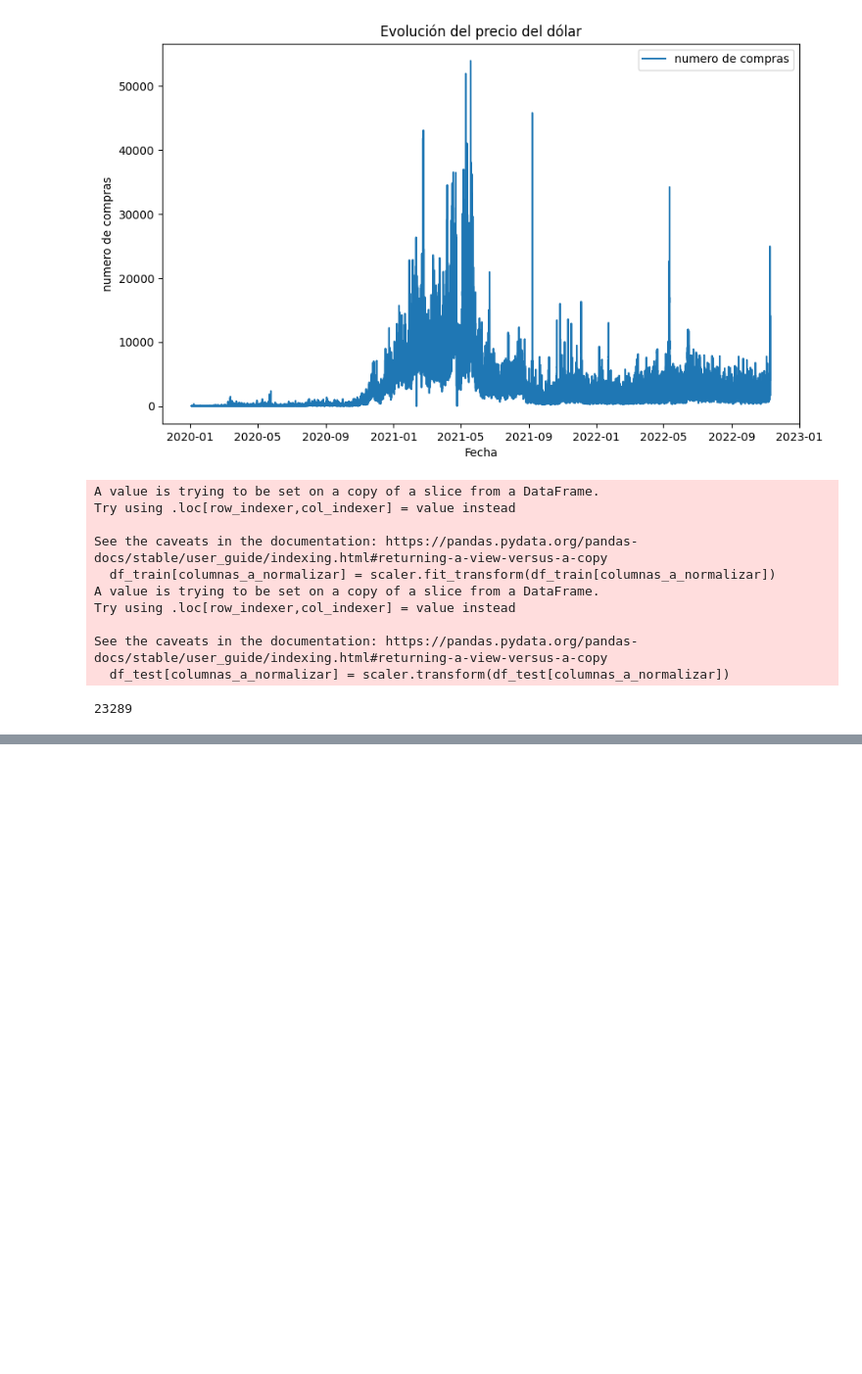
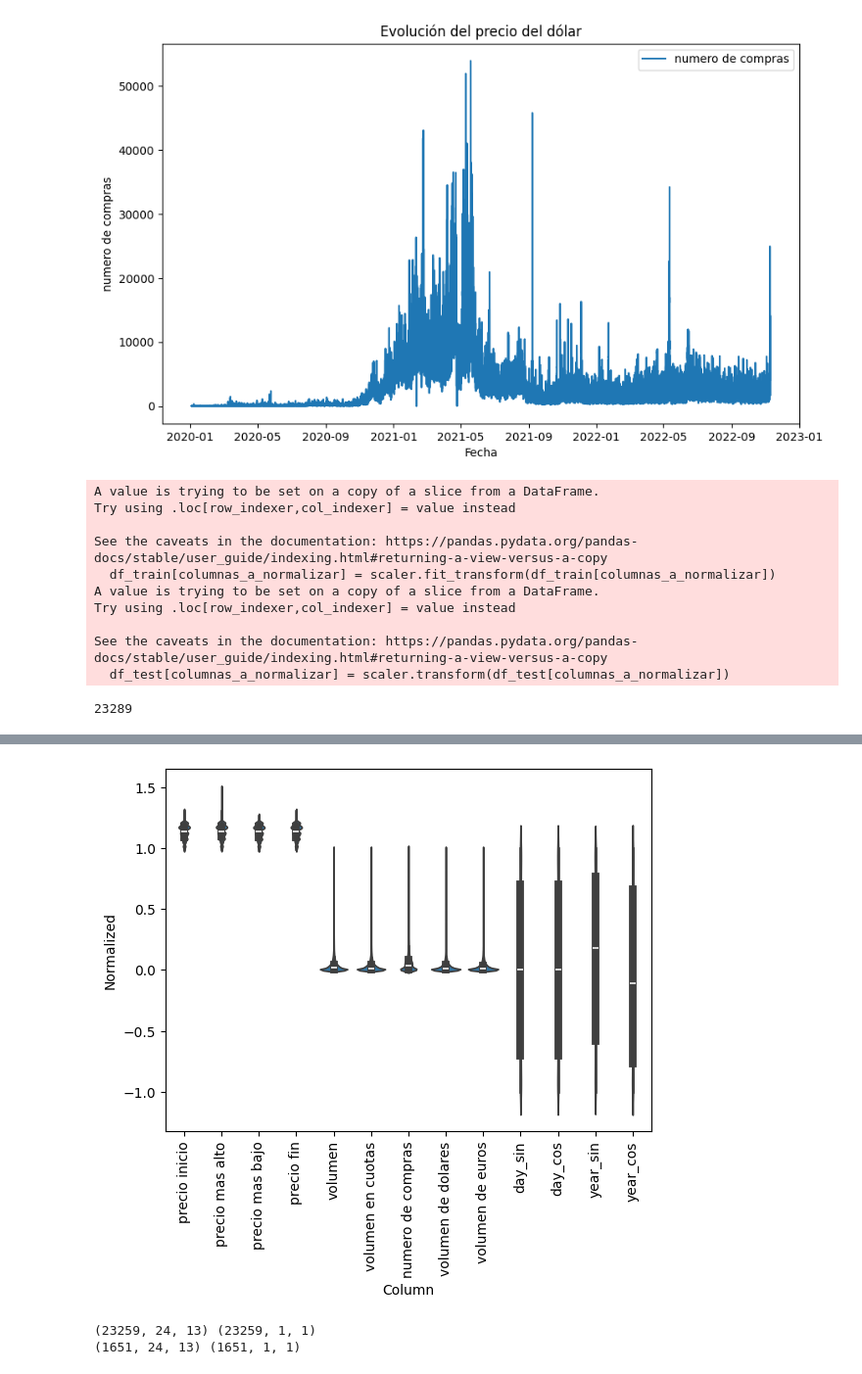
Before and after one commit to dani5m/ML, a Jupyter notebook: modelos.ipynb, the cells around one changed output, grey strips where cells are left out. Shown at 98% size. Drawn from its saved outputs; the diff is of its cells as text; code cells hidden in the pictures; blank space fills up the shorter version.

```diff
--- a/modelos.ipynb
+++ b/modelos.ipynb
@@ -259 +317,30 @@ df_train['timestamp final'].head(885)
 Name: timestamp final, Length: 885, dtype: datetime64[ns]
+# %%
+###CONVERTIR DATA
+# Pasar a data a forma trigonométrica, semellante ó laboratorio 9
+def convertir_data(df):
+  for i in ('timestamp inicial', 'timestamp final'):
+    # Retirar a columna de datetime(primeiro inicial e despois final)
+    date_time = pd.to_datetime(df.pop(i), format='%Y.%m.%d %H:%M:%S')
+
+    # Converter a segundos
+    timestamp_s = date_time.map(pd.Timestamp.timestamp)
+
+    # Calcular a equivalencia en horas, días e anos
+    SECONDS_IN_A_DAY = 24 * 60 * 60
+    SECONDS_IN_A_YEAR = 365.25 * SECONDS_IN_A_DAY
+
+    # Calcular as expresións trigonométrias
+    df['day_sin'] = np.sin(2 * np.pi * timestamp_s / SECONDS_IN_A_DAY)
+    df['day_cos'] = np.cos(2 * np.pi * timestamp_s / SECONDS_IN_A_DAY)
+    df['year_sin'] = np.sin(2 * np.pi * timestamp_s / SECONDS_IN_A_YEAR)
+    df['year_cos'] = np.cos(2 * np.pi * timestamp_s / SECONDS_IN_A_YEAR)
+
+
+  return df
+
+# Calcular os novos df_train e df_test
+df_train = convertir_data(df_train)
+df_test = convertir_data(df_test)
+
+df_train.head()
@@ -259,0 +371,8 @@ Name: timestamp final, Length: 885, dtype: datetime64[ns]
+# %%
+# Código do laboratorio 9
+df_std = df_train.melt(var_name='Column', value_name='Normalized')
+plt.figure()
+ax = sns.violinplot(x='Column', y='Normalized', data=df_std)
+_ = ax.set_xticklabels(df_train.keys(), rotation=90)
+# %% [output]
+[figure, added]
@@ -259,0 +400,14 @@ Name: timestamp final, Length: 885, dtype: datetime64[ns]
+# %%
+input_width = 24 #los dos días anteriores
+label_width = 1 #pq se quiere predecir el dato de 6 h dsp, solo ese
+offset = 6 #pq el dato que se quiere predecir es el de 6h dsp, con lo cual tienes que tener un offset de 6
+target_labels = 'precio fin' # Vamos a tratar de predecir el precio
+
+train_x, train_y = sliding_window(df_train.values, df_train[target_labels].values, input_width, label_width, offset)
+test_x, test_y = sliding_window(df_test.values, df_test[target_labels].values, input_width, label_width, offset)
+
+print(train_x.shape, train_y.shape)
+print(test_x.shape, test_y.shape)
+# %% [output]
+(23259, 24, 13) (23259, 1, 1)
+(1651, 24, 13) (1651, 1, 1)
```
Also changed, not shown: parts of 10 cells of this notebook.
